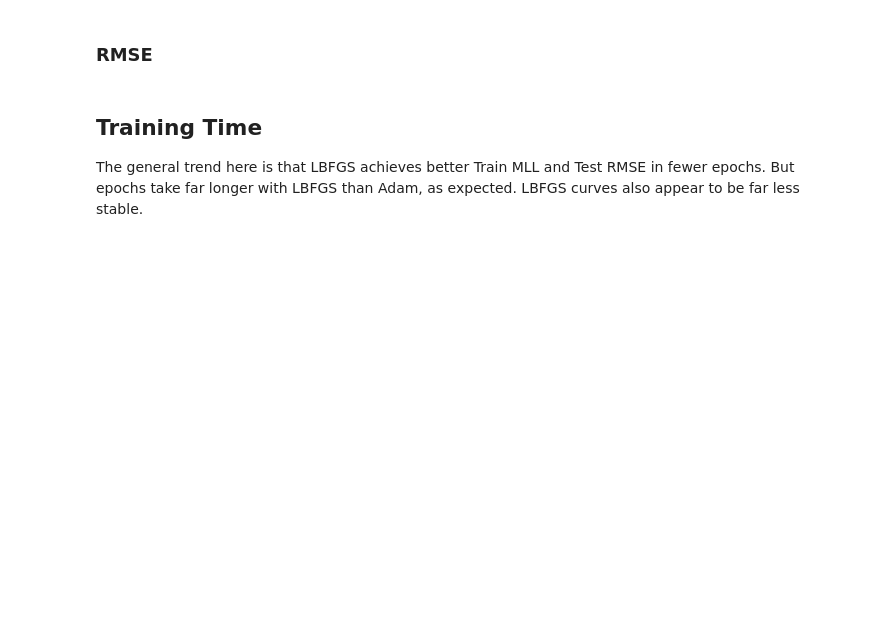
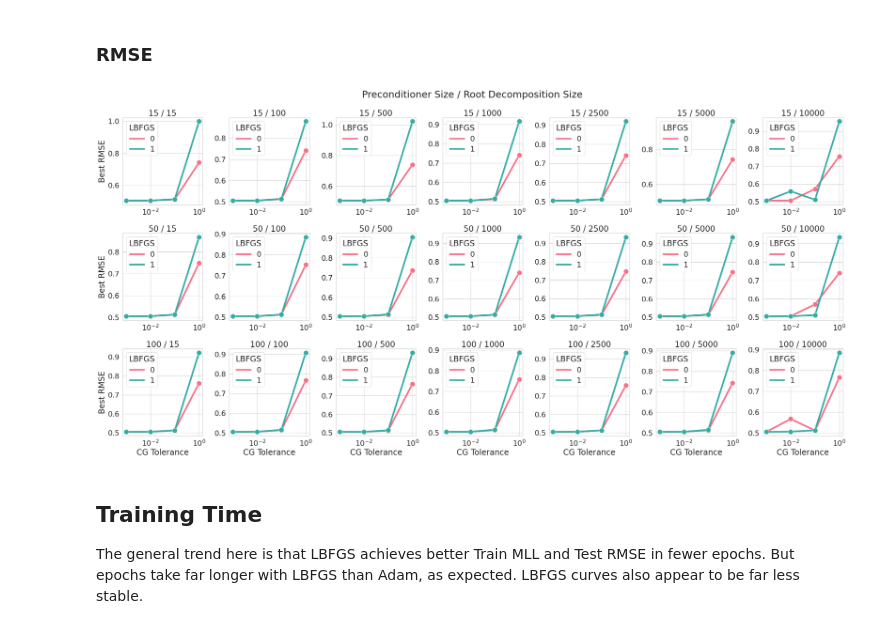
Before and after one commit to wjmaddox/benchmarking_iterative_gps, a Jupyter notebook: notebooks/viz_training.ipynb, the cells around one changed output. Saved outputs shown, nothing was run; the diff lists cells and outputs as text; code cells hidden in the pictures; blank space fills up the shorter version.

```diff
--- a/notebooks/viz_training.ipynb
+++ b/notebooks/viz_training.ipynb
@@ -115,23 +140,25 @@ fig.tight_layout()
 # %%
 fig, axes = plt.subplots(figsize=(32, 16), ncols=len(metrics.lanc_iter.unique()), nrows=len(metrics.pre_size.unique()))
 
 for i, pre_size in enumerate(sorted(metrics.pre_size.unique())):
     for j, lanc_iter in enumerate(sorted(metrics.lanc_iter.unique())):
         sns.lineplot(ax=axes[i,j],
                      data=metrics[(metrics.pre_size == pre_size) & (metrics.lanc_iter == lanc_iter)],
                      x='cg_tol', y='test/best_rmse', hue='lbfgs',
                      marker='o', markersize=15, linewidth=5, palette=sns.color_palette('husl', 2))
         axes[i,j].set_title(f'{pre_size} / {lanc_iter}')
         axes[i,j].set_xticks(sorted(metrics.cg_tol.unique()))
         axes[i,j].set_xscale('log')
         axes[i,j].set_xlabel('CG Tolerance' if i == 2 else '')
         axes[i,j].set_ylabel('Best RMSE' if j == 0 else '')
         axes[i,j].legend(title='LBFGS')
 
 fig.suptitle('Preconditioner Size / Root Decomposition Size')
-fig.supxlabel(r'Root Decomposition Size $\longrightarrow$')
-fig.supylabel(r'$\longleftarrow$ Preconditioner Size')
+# fig.supxlabel(r'Root Decomposition Size $\longrightarrow$')
+# fig.supylabel(r'$\longleftarrow$ Preconditioner Size')
 fig.tight_layout()
+# %% [output]
+[figure, added]
 # %% [markdown]
 ## Training Time
 
```
Also changed, not shown: parts of 12 cells of this notebook.
